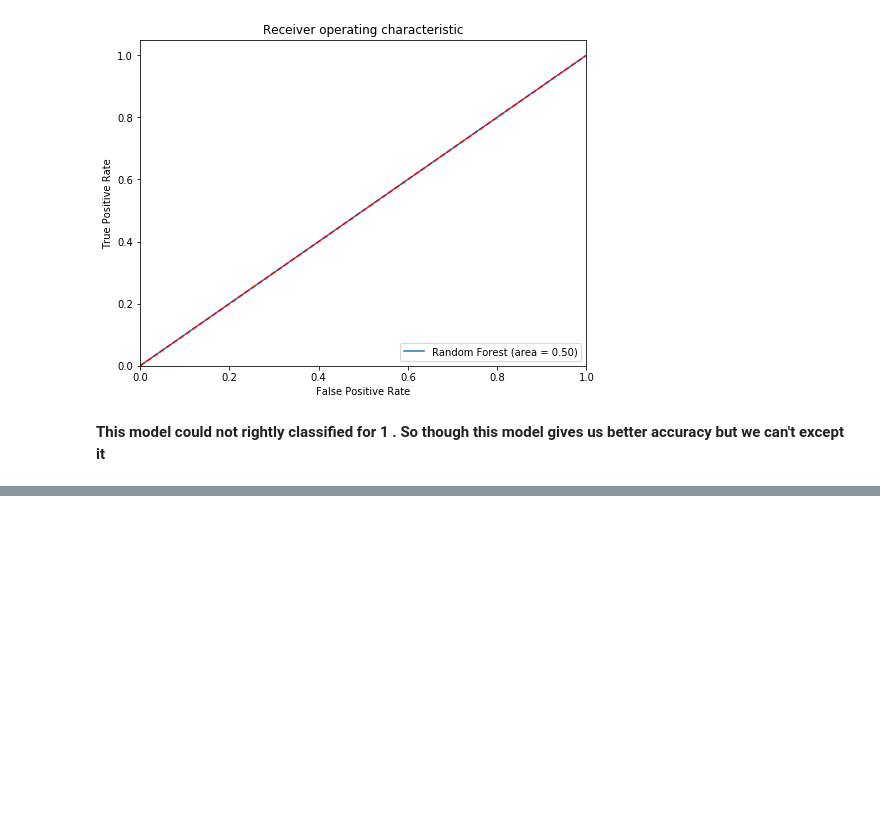
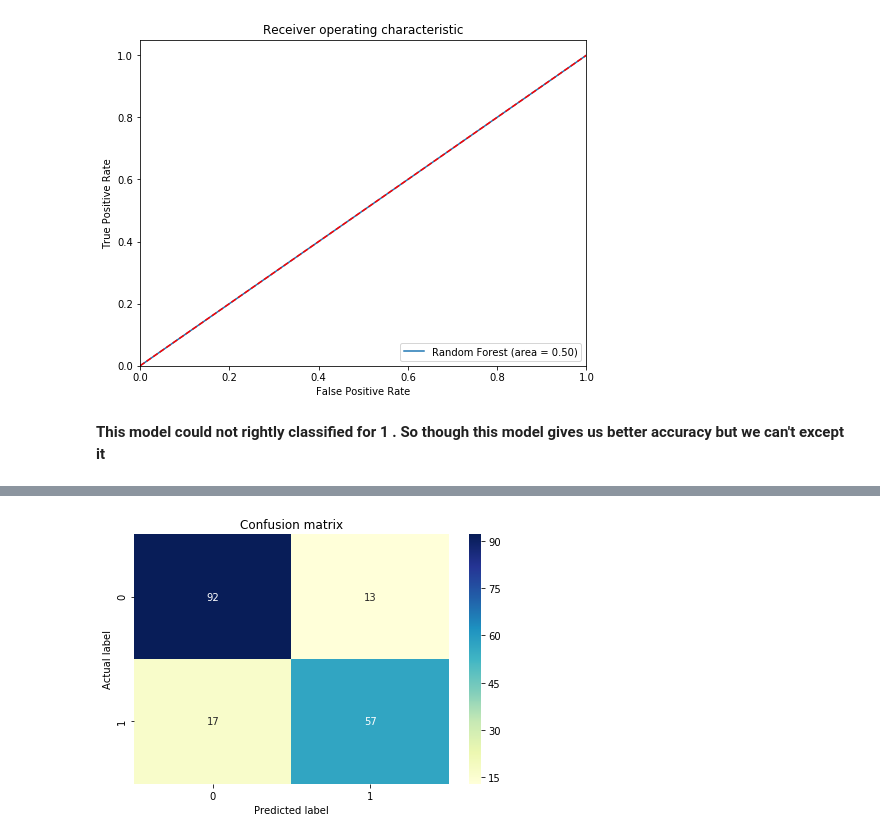
Before and after one commit to MinhazBicon/Titanic, a Jupyter notebook: Machine_learning_models_mod_1_dataset.ipynb, the cells around one changed output, grey strips where cells are left out. Cells and saved outputs as stored; diff of their text form; code cells hidden in the pictures; blank space fills up the shorter version.

```diff
--- a/Machine_learning_models_mod_1_dataset.ipynb
+++ b/Machine_learning_models_mod_1_dataset.ipynb
@@ -565,0 +659,4 @@ plt.show()
+# %%
+heatmap_cm(pd.DataFrame(confusion_matrix(y_test,pred_xgb_1)))
+# %% [output]
+[figure, added]
```
Also changed, not shown: parts of 33 cells of this notebook, 1 other file.
